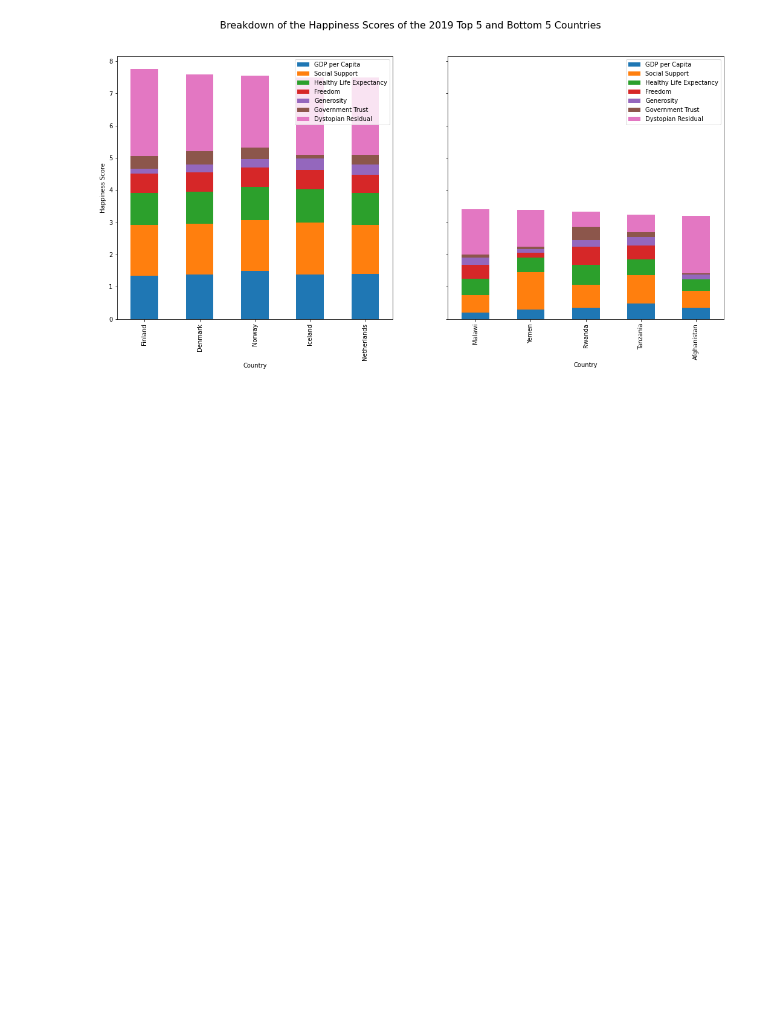
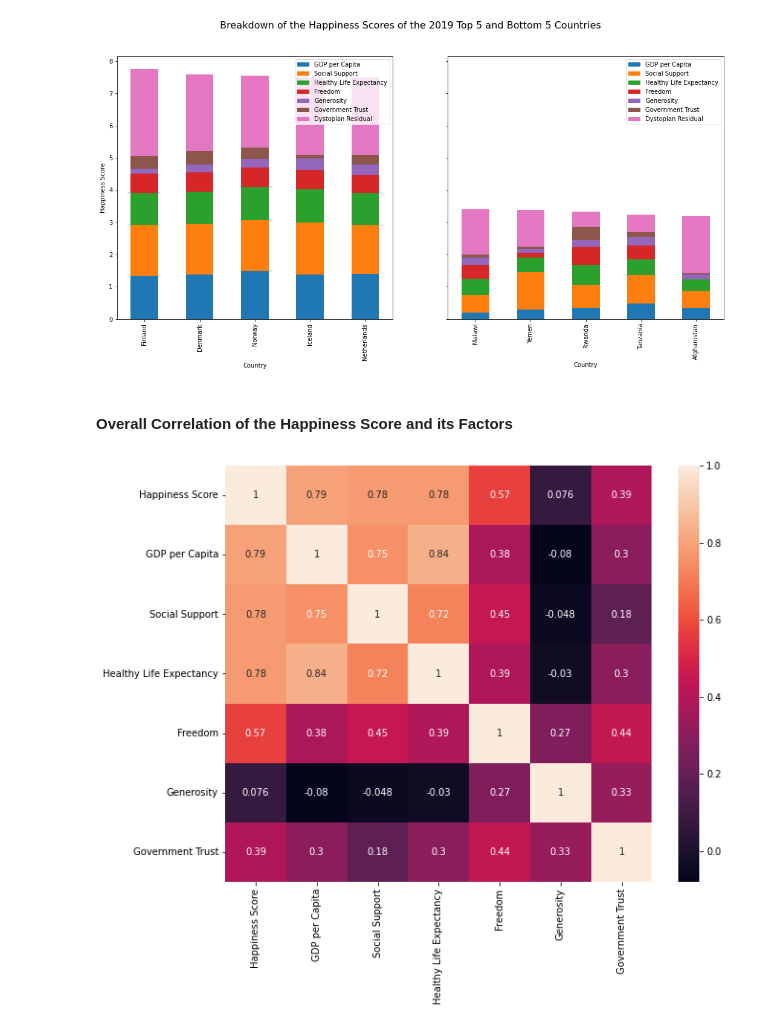
Before and after one commit to aulacson/world-happiness-report, a Jupyter notebook: sample.ipynb, the cells around one changed output. Cells and saved outputs as stored; diff of their text form; code cells hidden in the pictures; blank space fills up the shorter version.

```diff
--- a/sample.ipynb
+++ b/sample.ipynb
@@ -209,3 +206,13 @@ axes1[1].set_ylabel('Happiness Score')
 plt.show()
 # %% [output]
 [figure]
+# %% [markdown]
+#### Overall Correlation of the Happiness Score and its Factors
+# %%
+df_2019_corr = df_2019.iloc[:, 1:-1].corr()
+
+plt.figure(figsize=(10,8))
+sns.heatmap(df_2019_corr, annot = True)
+plt.show()
+# %% [output]
+[figure, added]
```
Also changed, not shown: parts of 10 cells of this notebook.
